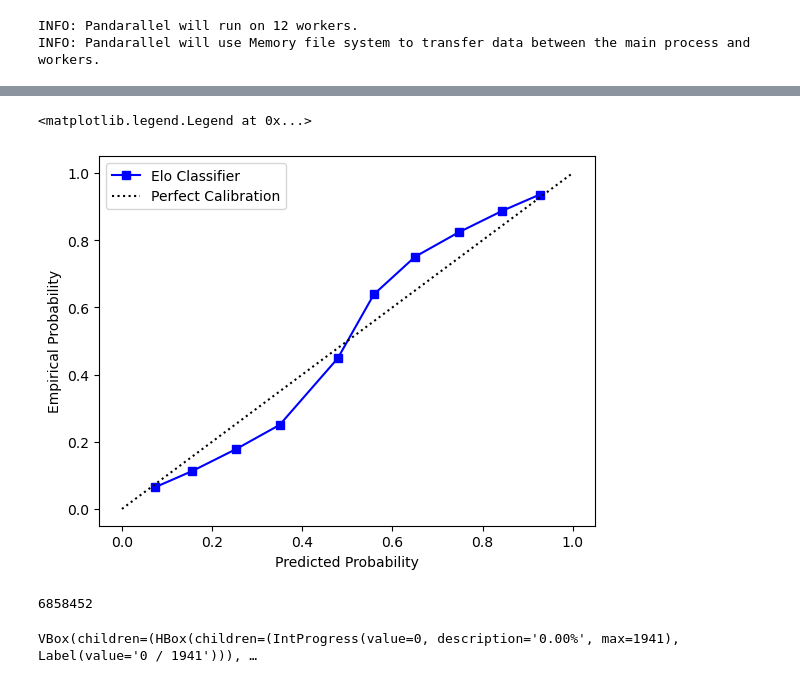
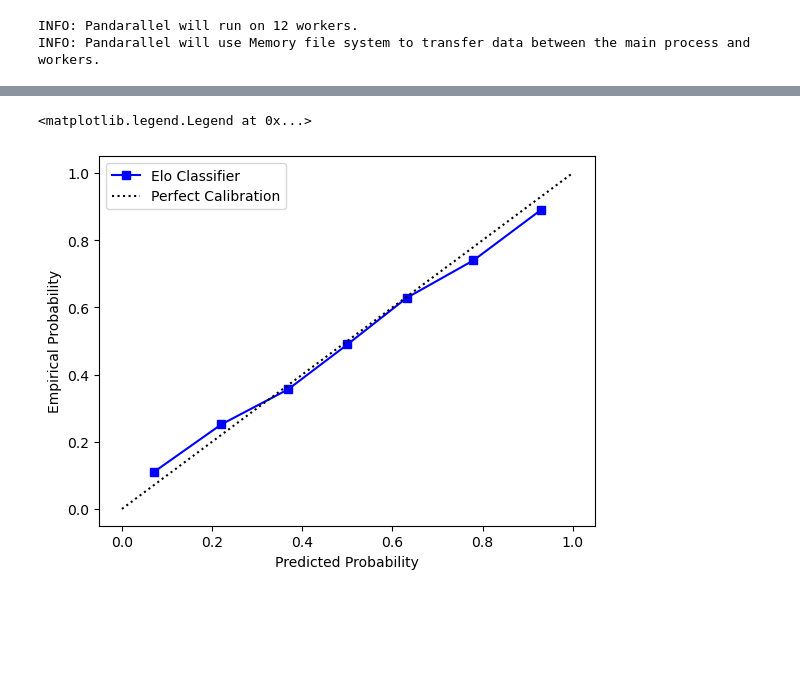
Before and after one commit to warner121/wizepair2, a Jupyter notebook: notebooks/skelo.ipynb, the cells around one changed output, grey strips where cells are left out. Drawn from its saved outputs; the diff is of its cells as text; code cells hidden in the pictures; blank space fills up the shorter version.

```diff
--- a/notebooks/skelo.ipynb
+++ b/notebooks/skelo.ipynb
@@ -66,3 +40,0 @@ df_melt[df_melt.assay_id==df_melt.assay_id.sample(1).squeeze()]
-# %%
-df.drop(['tid_1', 'tid_2', 'tid_3', 'tid_4'], axis=1, inplace=True)
-df.drop_duplicates(inplace=True)
@@ -122,3 +41,22 @@ def eloCV(df):
+# %%
+def elo(df, return_ratings=False):
+
+    # create a table where winner / loser is defined
+    if df.empty: return None
+
+    # fit model
+    model = EloEstimator(
+        key1_field="fragment_md5_1",
+        key2_field="fragment_md5_2",
+        timestamp_field="publication_date_greatest",
+        initial_time=pd.to_datetime('1970-01-01'),
+        default_k=20
+    ).fit(df, df.label)
+    if return_ratings: return model.rating_model.to_frame()
+
+    # calculate proba
+    df['proba'] = model.transform(df, output_type='prob', strict_past_data=True)
+    return df[['assay_id', 'rating_uuid', 'proba', 'label']]
 # %%
-df_elocv = df.groupby(['assay_id', 'radius']).parallel_apply(eloCV)
+df_elo = df.groupby(['standard_type', 'tid', 'radius']).parallel_apply(elo)
 # %% [output]
@@ -162,2 +63,0 @@ def elo(df):
-# %%
-df_elo = df.groupby(['assay_id', 'radius']).parallel_apply(elo)
@@ -181,17 +79,17 @@ roc_auc_score(df_elo.label, df_elo.proba)
 # %%
 import matplotlib.pyplot as plt
 from sklearn.calibration import calibration_curve
 
 prob_true, prob_pred = calibration_curve(
   df_elo.label,
   df_elo.proba,
-  n_bins=10
+  n_bins=7
 )
 plt.plot(prob_pred, prob_true, label=f"Elo Classifier", marker='s', color='b')
 plt.plot([0, 1], [0, 1], label="Perfect Calibration", ls=":", color='k')
 plt.xlabel("Predicted Probability")
 plt.ylabel("Empirical Probability")
 plt.legend()
 # %% [output]
 <matplotlib.legend.Legend at 0x...>
-[figure, old version]
+[figure, new version]
@@ -200,8 +95,0 @@ df_merge = df.merge(df_melt, on='assay_id')
-# %%
-len(df_merge.index)
-# %% [output]
-6858452
-# %%
-df_merge_elocv = df_merge.groupby(['standard_type', 'value', 'radius']).parallel_apply(eloCV)
-# %% [output]
-VBox(children=(HBox(children=(IntProgress(value=0, description='0.00%', max=1941), Label(value='0 / 1941'))), …
```
Also changed, not shown: parts of 34 cells of this notebook, 1 other file.
